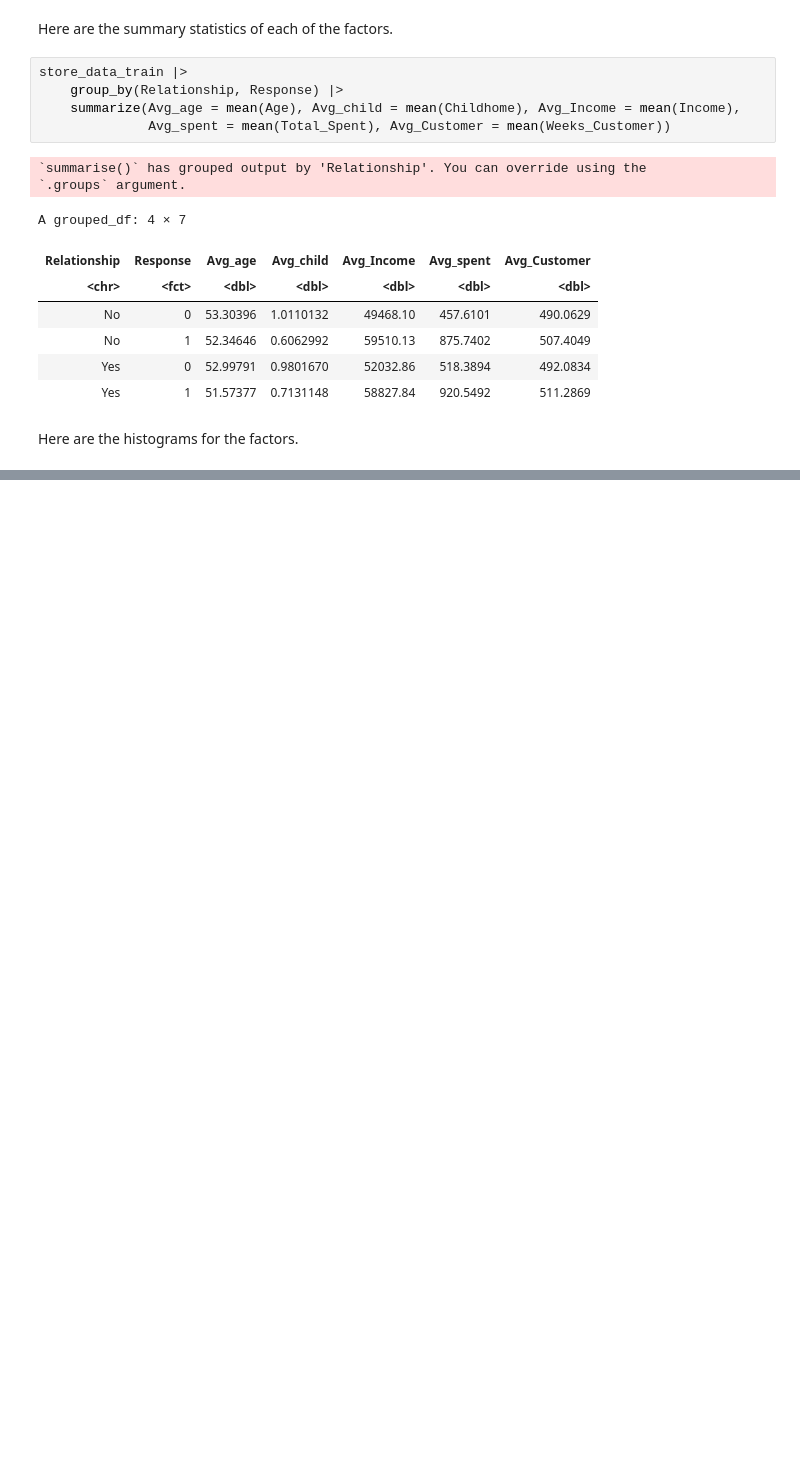
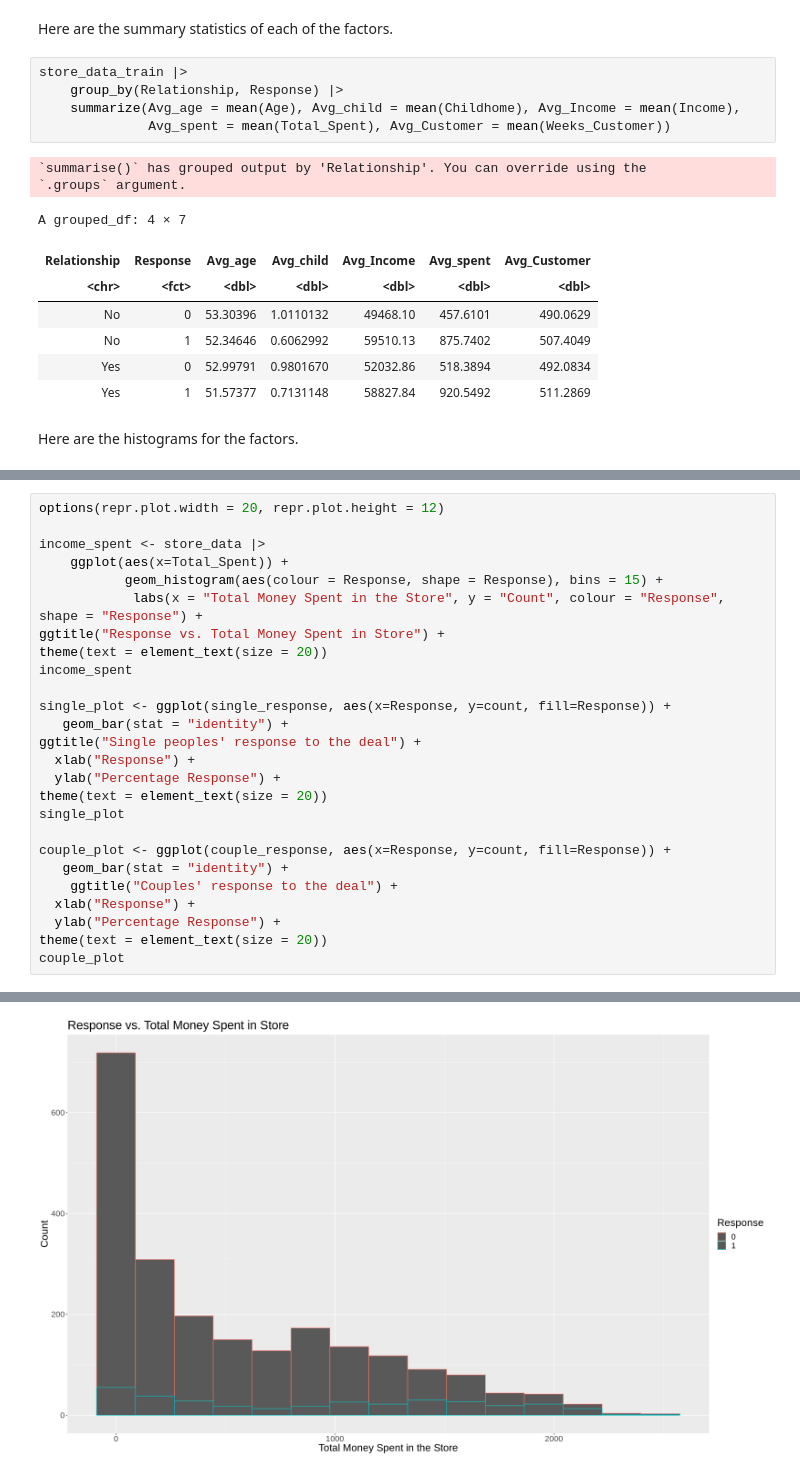
Before and after one commit to nchan315/DSCI_100_007_16_Project, a Jupyter notebook: Proposal.ipynb, the cells around one changed output, grey strips where cells are left out. Cells and saved outputs as stored; diff of their text form; blank space fills up the shorter version.

Commit message:
Created visuals

```diff
--- a/Proposal.ipynb
+++ b/Proposal.ipynb
@@ -212,0 +219,27 @@ weeks_hist
+# %%
+options(repr.plot.width = 20, repr.plot.height = 12)
+
+income_spent <- store_data |>
+    ggplot(aes(x=Total_Spent)) +
+           geom_histogram(aes(colour = Response, shape = Response), bins = 15) +
+            labs(x = "Total Money Spent in the Store", y = "Count", colour = "Response", shape = "Response") +
+ggtitle("Response vs. Total Money Spent in Store") +
+theme(text = element_text(size = 20))
+income_spent
+
+single_plot <- ggplot(single_response, aes(x=Response, y=count, fill=Response)) +
+   geom_bar(stat = "identity") +
+ggtitle("Single peoples' response to the deal") +
+  xlab("Response") +
+  ylab("Percentage Response") +
+theme(text = element_text(size = 20))
+single_plot
+
+couple_plot <- ggplot(couple_response, aes(x=Response, y=count, fill=Response)) +
+   geom_bar(stat = "identity") +
+    ggtitle("Couples' response to the deal") +
+  xlab("Response") +
+  ylab("Percentage Response") +
+theme(text = element_text(size = 20))
+couple_plot
+# %% [output]
@@ -212,0 +248 @@ weeks_hist
+[figure, added]
```
Also changed, not shown: parts of 4 cells of this notebook.
